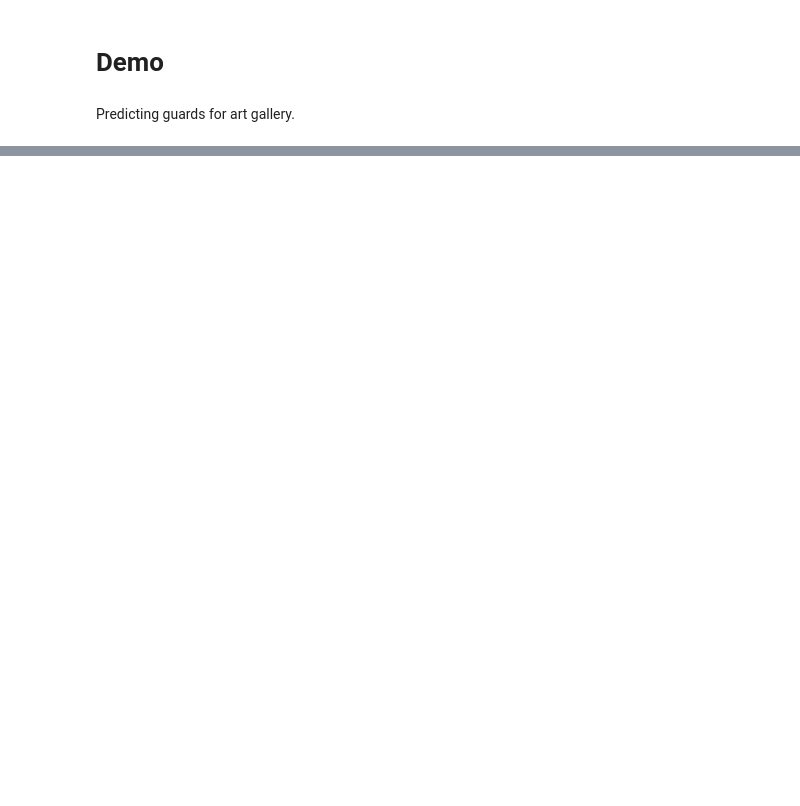
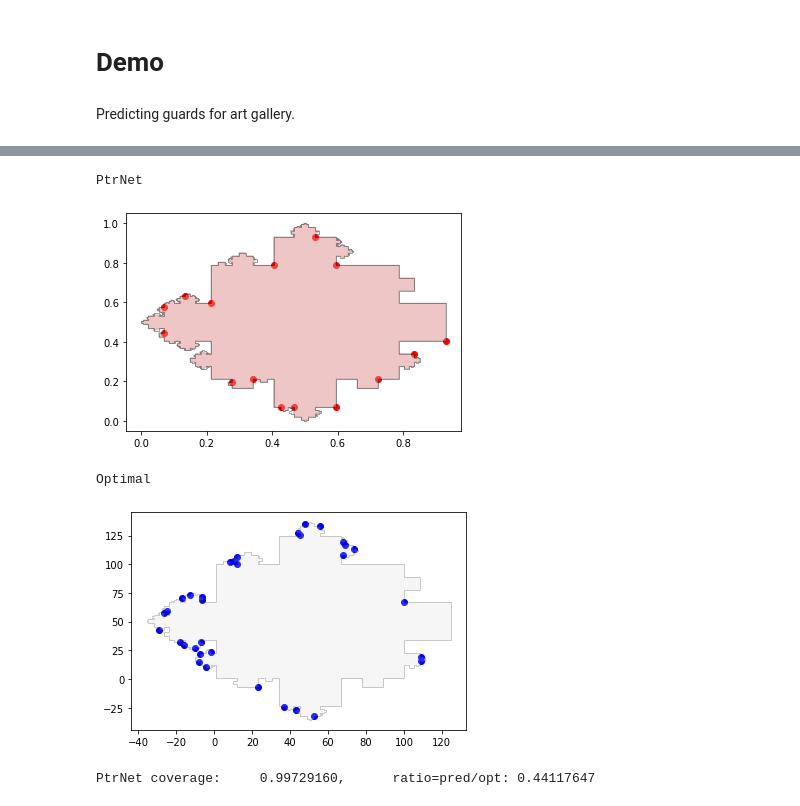
Before and after one commit to dseverdi/AGNet, a Jupyter notebook: AGDemo.ipynb, the cells around one changed output, grey strips where cells are left out. Saved outputs shown, nothing was run; the diff lists cells and outputs as text; code cells hidden in the pictures; blank space fills up the shorter version.

```diff
--- a/AGDemo.ipynb
+++ b/AGDemo.ipynb
@@ -96,0 +111,32 @@ KeyboardInterrupt:
+# %%
+# data
+from evaluate import AGNetSearch, Opt
+
+
+dataset_dir = '/home/dseverdi/Radno/MLAG/dataset/AG/agp2008a-rvk/500'
+instances = ['']
+instance = os.path.join(dataset_dir,'randvon-500-2.pol')
+
+#opt value
+opt = Opt()
+# PTrNet search
+ns = AGNetSearch(model_path)
+
+# prediction
+sol_opt    = opt.predict(instance)
+sol_ns     = ns.predict(instance,beam_width=4,beta=0.000001)
+
+
+print('PtrNet')
+ns.show()
+print('Optimal')
+opt.show()
+
+
+print(f'PtrNet coverage:     {ns.coverage:2.8f},      ratio=pred/opt: {len(sol_ns)/len(sol_opt):2.8f}')
+# %% [output]
+PtrNet
+[figure, added]
+Optimal
+[figure, added]
+PtrNet coverage:     0.99729160,      ratio=pred/opt: 0.44117647
```
Also changed, not shown: parts of 7 cells of this notebook, 2 other files.
